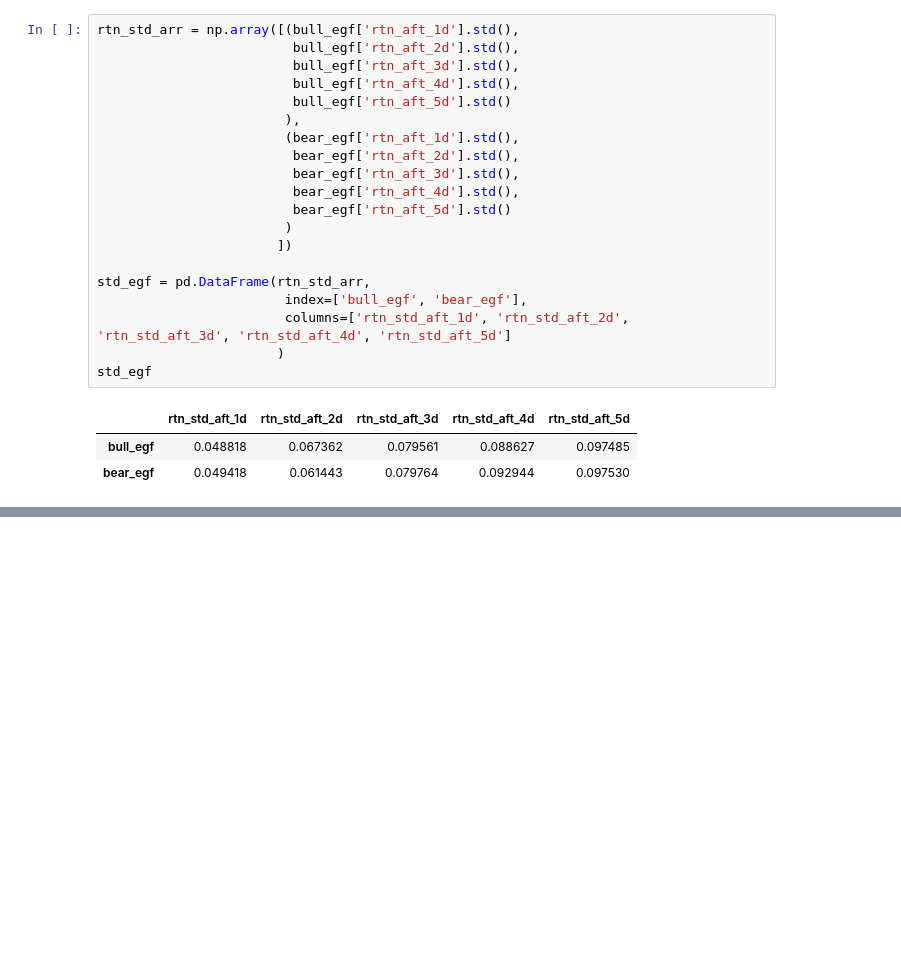
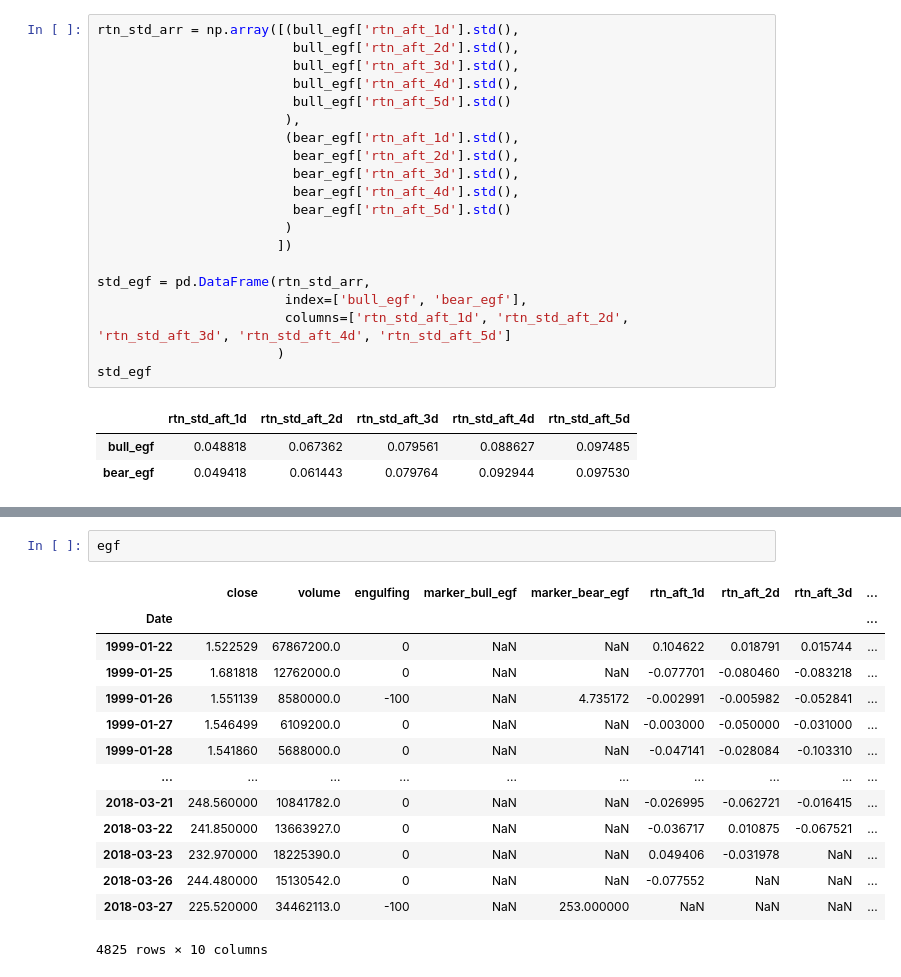
Before and after one commit to CodingIsEnjoyable/CandlestickStudy, a Jupyter notebook: CandlestickStudy.ipynb, the cells around one changed output, grey strips where cells are left out. Saved outputs shown, nothing was run; the diff lists cells and outputs as text; blank space fills up the shorter version.

```diff
--- a/CandlestickStudy.ipynb
+++ b/CandlestickStudy.ipynb
@@ -301,0 +329,17 @@ std_egf
+# %%
+egf
+# %% [output]
+|  | close | volume | engulfing | marker_bull_egf | marker_bear_egf | rtn_aft_1d | rtn_aft_2d | rtn_aft_3d | ... |
+| Date |  |  |  |  |  |  |  |  | ... |
+| 1999-01-22 | 1.522529 | 67867200.0 | 0 | NaN | NaN | 0.104622 | 0.018791 | 0.015744 | ... |
+| 1999-01-25 | 1.681818 | 12762000.0 | 0 | NaN | NaN | -0.077701 | -0.080460 | -0.083218 | ... |
+| 1999-01-26 | 1.551139 | 8580000.0 | -100 | NaN | 4.735172 | -0.002991 | -0.005982 | -0.052841 | ... |
+| 1999-01-27 | 1.546499 | 6109200.0 | 0 | NaN | NaN | -0.003000 | -0.050000 | -0.031000 | ... |
+| 1999-01-28 | 1.541860 | 5688000.0 | 0 | NaN | NaN | -0.047141 | -0.028084 | -0.103310 | ... |
+| ... | ... | ... | ... | ... | ... | ... | ... | ... | ... |
+| 2018-03-21 | 248.560000 | 10841782.0 | 0 | NaN | NaN | -0.026995 | -0.062721 | -0.016415 | ... |
+| 2018-03-22 | 241.850000 | 13663927.0 | 0 | NaN | NaN | -0.036717 | 0.010875 | -0.067521 | ... |
+| 2018-03-23 | 232.970000 | 18225390.0 | 0 | NaN | NaN | 0.049406 | -0.031978 | NaN | ... |
+| 2018-03-26 | 244.480000 | 15130542.0 | 0 | NaN | NaN | -0.077552 | NaN | NaN | ... |
+| 2018-03-27 | 225.520000 | 34462113.0 | -100 | NaN | 253.000000 | NaN | NaN | NaN | ... |
+4825 rows × 10 columns
```
Also changed, not shown: parts of 28 cells of this notebook.
